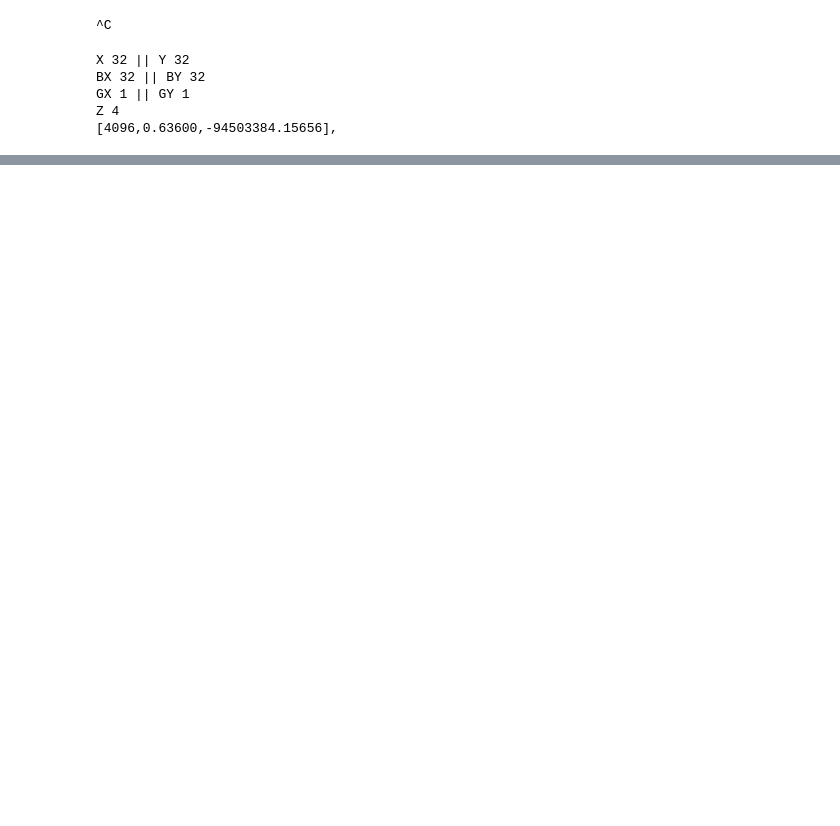
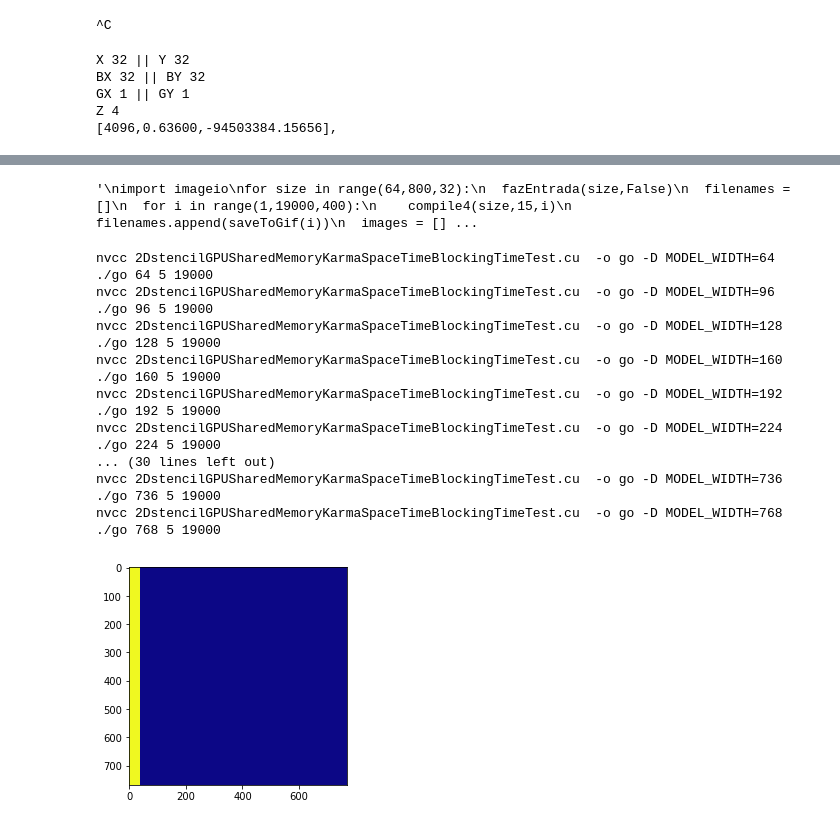
Before and after one commit to sabiomito/uffgpu2019, a Jupyter notebook: PROJETO/PROJETO.ipynb, the cells around one changed output, grey strips where cells are left out. Saved outputs shown, nothing was run; the diff lists cells and outputs as text; code cells hidden in the pictures; blank space fills up the shorter version.

```diff
--- a/PROJETO/PROJETO.ipynb
+++ b/PROJETO/PROJETO.ipynb
@@ -87,0 +283,54 @@ plt.show()
+# %%
+!nvcc 2DstencilGPUSharedMemoryKarmaSpaceTimeBlockingTimeTest.cu  -o go -D MODEL_WIDTH=256
+! ./go 256 15 4000
+#img = show()
+'''
+import imageio
+for size in range(64,800,32):
+  fazEntrada(size,False)
+  filenames = []
+  for i in range(1,19000,400):
+    compile4(size,15,i)
+    filenames.append(saveToGif(i))
+  images = []
+  for filename in filenames:
+      images.append(imageio.imread(filename))
+  imageio.mimsave('animatedFolder/animated0'+str(size)+'.gif', images)
+
+
+for i in range(32,800,32):
+  print("Entrada ")
+  fazEntrada(i,False)
+  compile4(i,15,6000)
+'''
+# %% [output]
+'\nimport imageio\nfor size in range(64,800,32):\n  fazEntrada(size,False)\n  filenames = []\n  for i in range(1,19000,400):\n    compile4(size,15,i)\n    filenames.append(saveToGif(i))\n  images = [] ...
+# %%
+#!nvcc 2DstencilGPUSharedMemoryKarmaSpaceTimeBlockingTimeTest.cu  -o go -D MODEL_WIDTH=256
+#! ./go 256 15 4000
+#img = show()
+import imageio
+for times in range(5,6,1):
+  for size in range(64,800,32):
+    fazEntrada(size,False)
+    #compile0(size,19000)
+    compile4(size,times,19000)
+# %% [output]
+nvcc 2DstencilGPUSharedMemoryKarmaSpaceTimeBlockingTimeTest.cu  -o go -D MODEL_WIDTH=64
+./go 64 5 19000
+nvcc 2DstencilGPUSharedMemoryKarmaSpaceTimeBlockingTimeTest.cu  -o go -D MODEL_WIDTH=96
+./go 96 5 19000
+nvcc 2DstencilGPUSharedMemoryKarmaSpaceTimeBlockingTimeTest.cu  -o go -D MODEL_WIDTH=128
+./go 128 5 19000
+nvcc 2DstencilGPUSharedMemoryKarmaSpaceTimeBlockingTimeTest.cu  -o go -D MODEL_WIDTH=160
+./go 160 5 19000
+nvcc 2DstencilGPUSharedMemoryKarmaSpaceTimeBlockingTimeTest.cu  -o go -D MODEL_WIDTH=192
+./go 192 5 19000
+nvcc 2DstencilGPUSharedMemoryKarmaSpaceTimeBlockingTimeTest.cu  -o go -D MODEL_WIDTH=224
+./go 224 5 19000
+... (30 lines left out)
+nvcc 2DstencilGPUSharedMemoryKarmaSpaceTimeBlockingTimeTest.cu  -o go -D MODEL_WIDTH=736
+./go 736 5 19000
+nvcc 2DstencilGPUSharedMemoryKarmaSpaceTimeBlockingTimeTest.cu  -o go -D MODEL_WIDTH=768
+./go 768 5 19000
+[figure, added]
```
Also changed, not shown: parts of 20 cells of this notebook, 12 other files.
